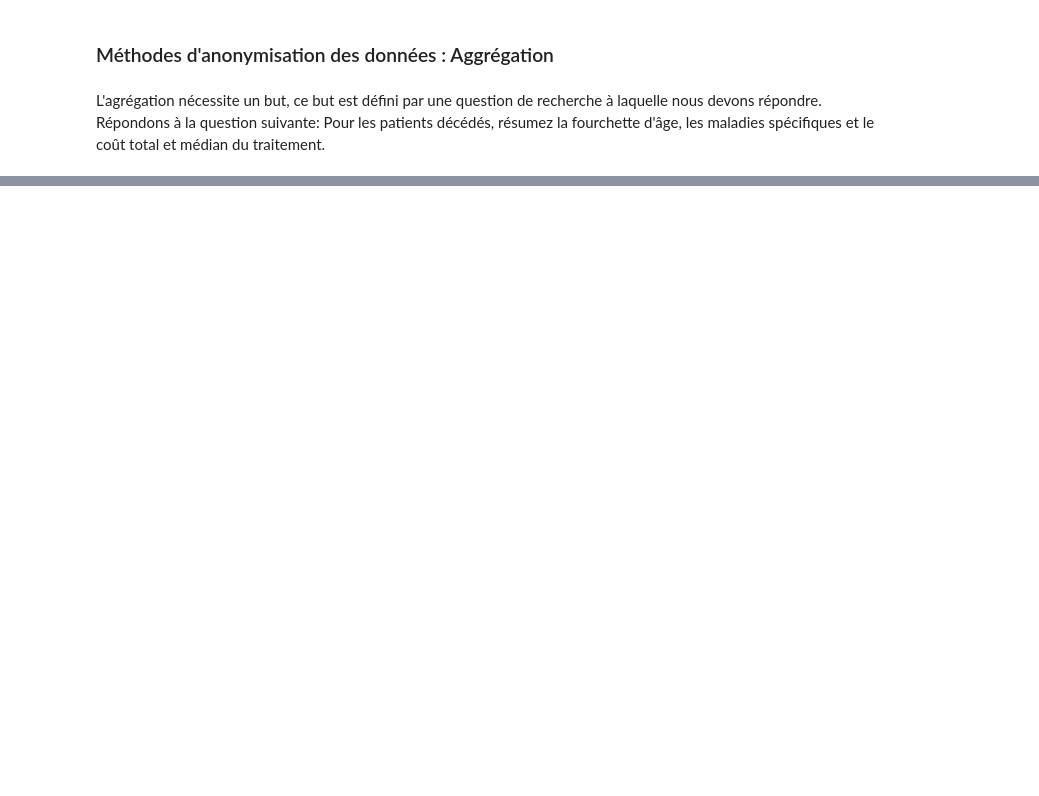
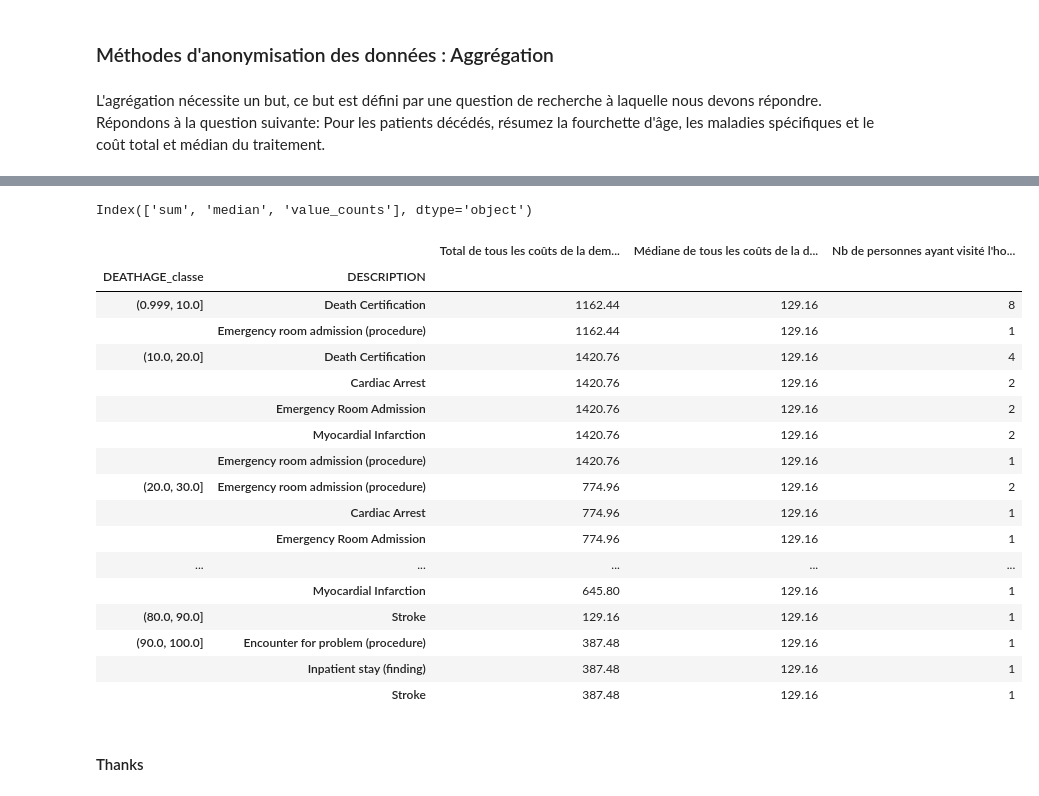
Before and after one commit to Fidel08/data-wrangling, a Jupyter notebook: Anonymisation des données.ipynb, the cells around one changed output, grey strips where cells are left out. Saved outputs shown, nothing was run; the diff lists cells and outputs as text; code cells hidden in the pictures; blank space fills up the shorter version.

```diff
--- a/Anonymisation des données.ipynb
+++ b/Anonymisation des données.ipynb
@@ -199,0 +230,3 @@ Wall time: 2min 20s
+# %%
+df1=dfo.groupby("DEATHAGE_classe")["DESCRIPTION"].agg(["value_counts"])
+df1
@@ -199,0 +252,3 @@ Wall time: 2min 20s
+# %%
+df2=dfo.groupby("DEATHAGE_classe")["TOTAL_CLAIM_COST"].agg(["sum","median"])
+df2
@@ -199,0 +268,30 @@ Wall time: 2min 20s
+# %%
+df3=df2.join(df1)
+df3.columns
+# %% [output]
+Index(['sum', 'median', 'value_counts'], dtype='object')
+# %%
+df3.rename(columns={'value_counts': "Nb de personnes ayant visité l'hopital par description pour chaque tranche d'âge", 'sum': "Total de tous les coûts de la demande pour chaque tranche d'âge",'median': "Médiane de tous les coûts de la demande pour chaque tranche d'âge"}, inplace=True)
+# %%
+df3
+# %% [output]
+|  |  | Total de tous les coûts de la dem... | Médiane de tous les coûts de la d... | Nb de personnes ayant visité l'ho... |
+| DEATHAGE_classe | DESCRIPTION |  |  |  |
+| (0.999, 10.0] | Death Certification | 1162.44 | 129.16 | 8 |
+|  | Emergency room admission (procedure) | 1162.44 | 129.16 | 1 |
+| (10.0, 20.0] | Death Certification | 1420.76 | 129.16 | 4 |
+|  | Cardiac Arrest | 1420.76 | 129.16 | 2 |
+|  | Emergency Room Admission | 1420.76 | 129.16 | 2 |
+|  | Myocardial Infarction | 1420.76 | 129.16 | 2 |
+|  | Emergency room admission (procedure) | 1420.76 | 129.16 | 1 |
+| (20.0, 30.0] | Emergency room admission (procedure) | 774.96 | 129.16 | 2 |
+|  | Cardiac Arrest | 774.96 | 129.16 | 1 |
+|  | Emergency Room Admission | 774.96 | 129.16 | 1 |
+| ... | ... | ... | ... | ... |
+|  | Myocardial Infarction | 645.80 | 129.16 | 1 |
+| (80.0, 90.0] | Stroke | 129.16 | 129.16 | 1 |
+| (90.0, 100.0] | Encounter for problem (procedure) | 387.48 | 129.16 | 1 |
+|  | Inpatient stay (finding) | 387.48 | 129.16 | 1 |
+|  | Stroke | 387.48 | 129.16 | 1 |
+# %% [markdown]
+#### Thanks
```
Also changed, not shown: parts of 12 cells of this notebook.
